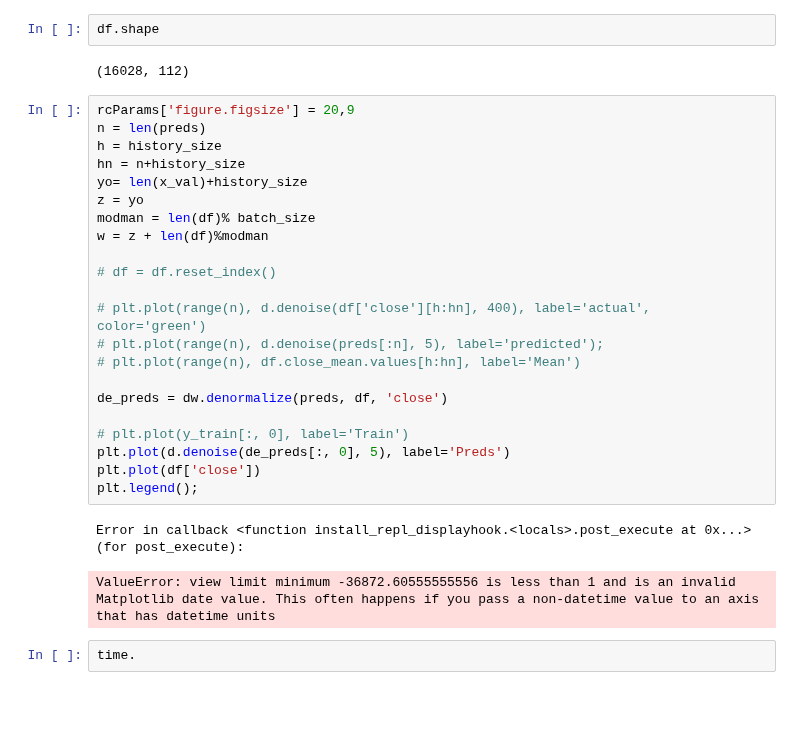
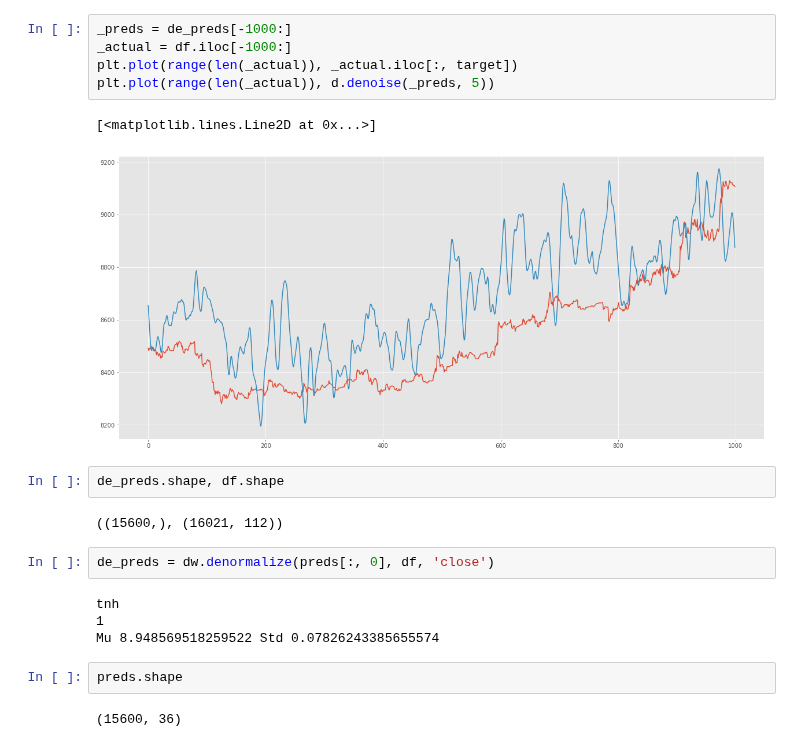
Before and after one commit to BloomTech-Labs/cryptolytic-ds, a Jupyter notebook: cryptolytic/notebooks/LSTM2.ipynb, the cells around one changed output. Drawn from its saved outputs; the diff is of its cells as text; blank space fills up the shorter version.

```diff
--- a/cryptolytic/notebooks/LSTM2.ipynb
+++ b/cryptolytic/notebooks/LSTM2.ipynb
@@ -183,31 +251,22 @@ df.head()
+# %%
+_preds = de_preds[-1000:]
+_actual = df.iloc[-1000:]
+plt.plot(range(len(_actual)), _actual.iloc[:, target])
+plt.plot(range(len(_actual)), d.denoise(_preds, 5))
+# %% [output]
+[<matplotlib.lines.Line2D at 0x...>]
+[figure, added]
+# %%
+de_preds.shape, df.shape
+# %% [output]
+((15600,), (16021, 112))
+# %%
+de_preds = dw.denormalize(preds[:, 0], df, 'close')
+# %% [output]
+tnh
+1
+Mu 8.948569518259522 Std 0.07826243385655574
 # %%
-df.shape
+preds.shape
 # %% [output]
-(16028, 112)
+(15600, 36)
-# %%
-rcParams['figure.figsize'] = 20,9
-n = len(preds)
-h = history_size
-hn = n+history_size
-yo= len(x_val)+history_size
-z = yo
-modman = len(df)% batch_size
-w = z + len(df)%modman
-
-# df = df.reset_index()
-
-# plt.plot(range(n), d.denoise(df['close'][h:hn], 400), label='actual', color='green')
-# plt.plot(range(n), d.denoise(preds[:n], 5), label='predicted');
-# plt.plot(range(n), df.close_mean.values[h:hn], label='Mean')
-
-de_preds = dw.denormalize(preds, df, 'close')
-
-# plt.plot(y_train[:, 0], label='Train')
-plt.plot(d.denoise(de_preds[:, 0], 5), label='Preds')
-plt.plot(df['close'])
-plt.legend();
-# %% [output]
-Error in callback <function install_repl_displayhook.<locals>.post_execute at 0x...> (for post_execute):
-ValueError: view limit minimum -36872.60555555556 is less than 1 and is an invalid Matplotlib date value. This often happens if you pass a non-datetime value to an axis that has datetime units
-# %%
-time.
```
Also changed, not shown: parts of 19 cells of this notebook, 9 other files.
